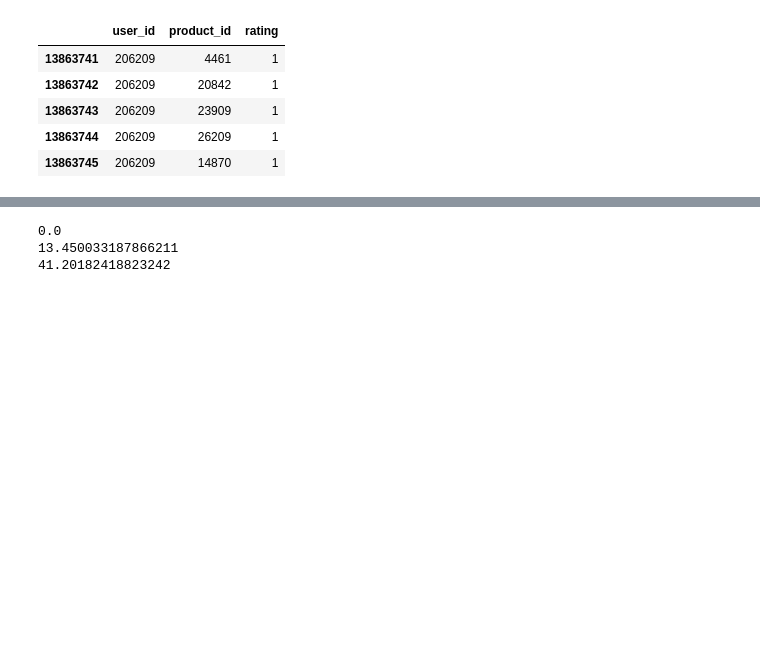
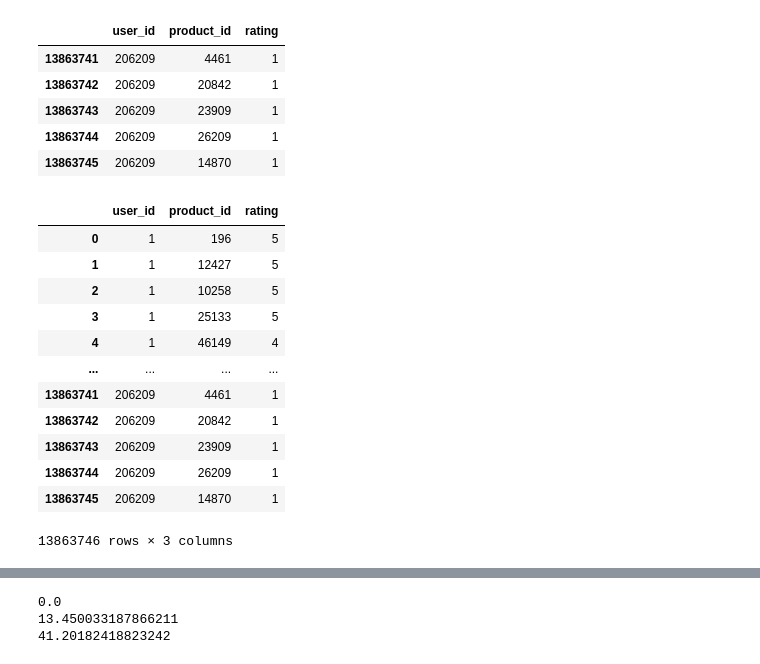
Before and after one commit to melodygr/grocery_recommendation, a Jupyter notebook: Capstone_Project.ipynb, the cells around one changed output, grey strips where cells are left out. Cells and saved outputs as stored; diff of their text form; code cells hidden in the pictures; blank space fills up the shorter version.

Commit message:
pickle rec_df

```diff
--- a/Capstone_Project.ipynb
+++ b/Capstone_Project.ipynb
@@ -1127,3 +1127,21 @@ new_rec_df.tail()
 | 13863745 | 206209 | 14870 | 1 |
 # %%
 pickle.dump(new_rec_df, open("Pickle/new_rec_df.p", "wb"))
+# %%
+new_rec_df = pickle.load(open("Pickle/new_rec_df.p", "rb"))
+# %%
+new_rec_df
+# %% [output]
+|  | user_id | product_id | rating |
+| 0 | 1 | 196 | 5 |
+| 1 | 1 | 12427 | 5 |
+| 2 | 1 | 10258 | 5 |
+| 3 | 1 | 25133 | 5 |
+| 4 | 1 | 46149 | 4 |
+| ... | ... | ... | ... |
+| 13863741 | 206209 | 4461 | 1 |
+| 13863742 | 206209 | 20842 | 1 |
+| 13863743 | 206209 | 23909 | 1 |
+| 13863744 | 206209 | 26209 | 1 |
+| 13863745 | 206209 | 14870 | 1 |
+13863746 rows × 3 columns
```
Also changed, not shown: parts of 4 cells of this notebook.
